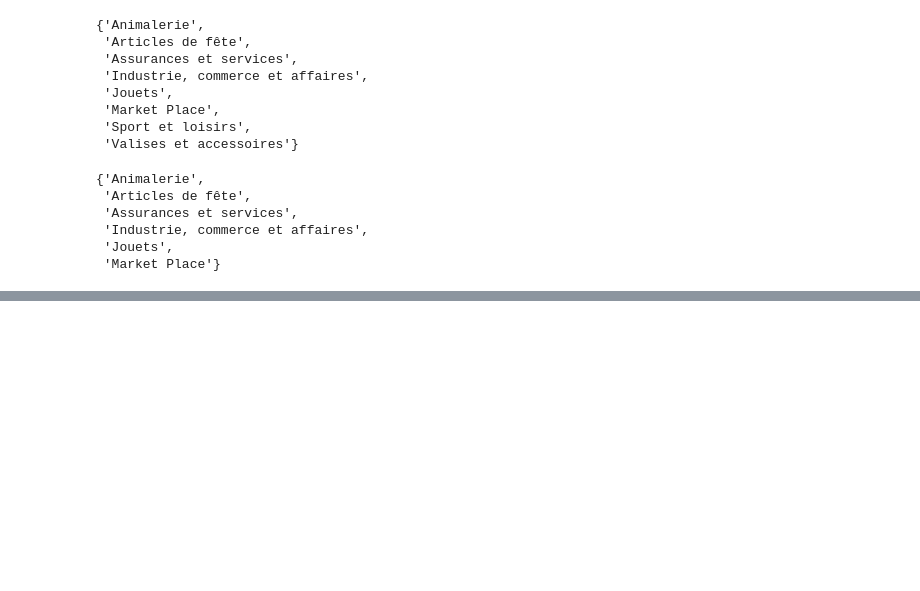
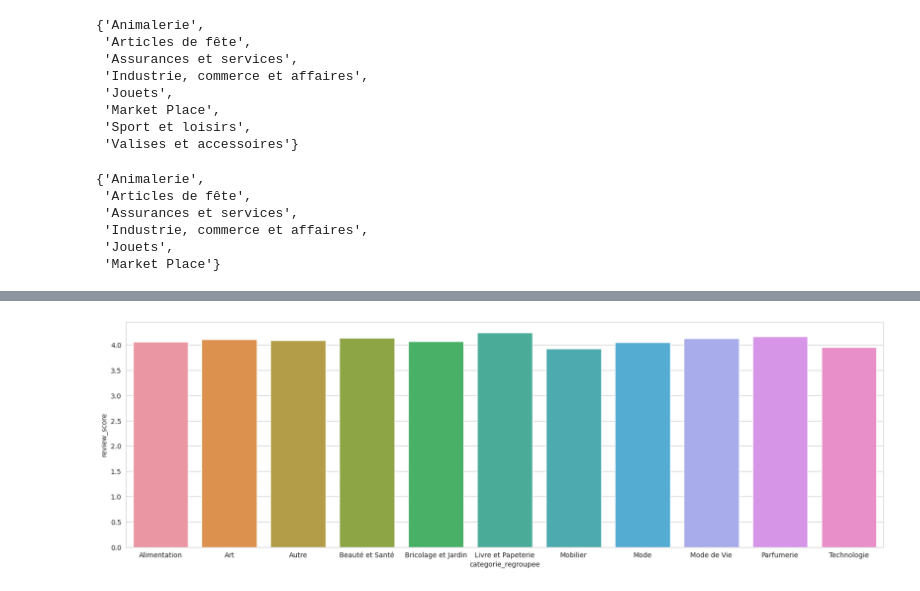
Before and after one commit to kamelben9/Brief-Clustering, a Jupyter notebook: analys2.ipynb, the cells around one changed output, grey strips where cells are left out. Cells and saved outputs as stored; diff of their text form; code cells hidden in the pictures; blank space fills up the shorter version.

```diff
--- a/analys2.ipynb
+++ b/analys2.ipynb
@@ -586,0 +608,16 @@ data2.head()
+# %%
+meilleur_secteur2 = data.groupby(data.categorie_regroupee).mean()
+# %%
+meilleur_secteur2 = meilleur_secteur2.reset_index()
+# %%
+sns.set_style("whitegrid")
+sns.barplot(x= meilleur_secteur2.categorie_regroupee , y = meilleur_secteur2.review_score)
+
+# Définissez la taille du graphique en pouces
+figure = plt.gcf()
+figure.set_size_inches(20, 6)
+
+# Affichez le graphique
+plt.show()
+# %% [output]
+[figure, added]
```
Also changed, not shown: parts of 51 cells of this notebook, 6 other files.
